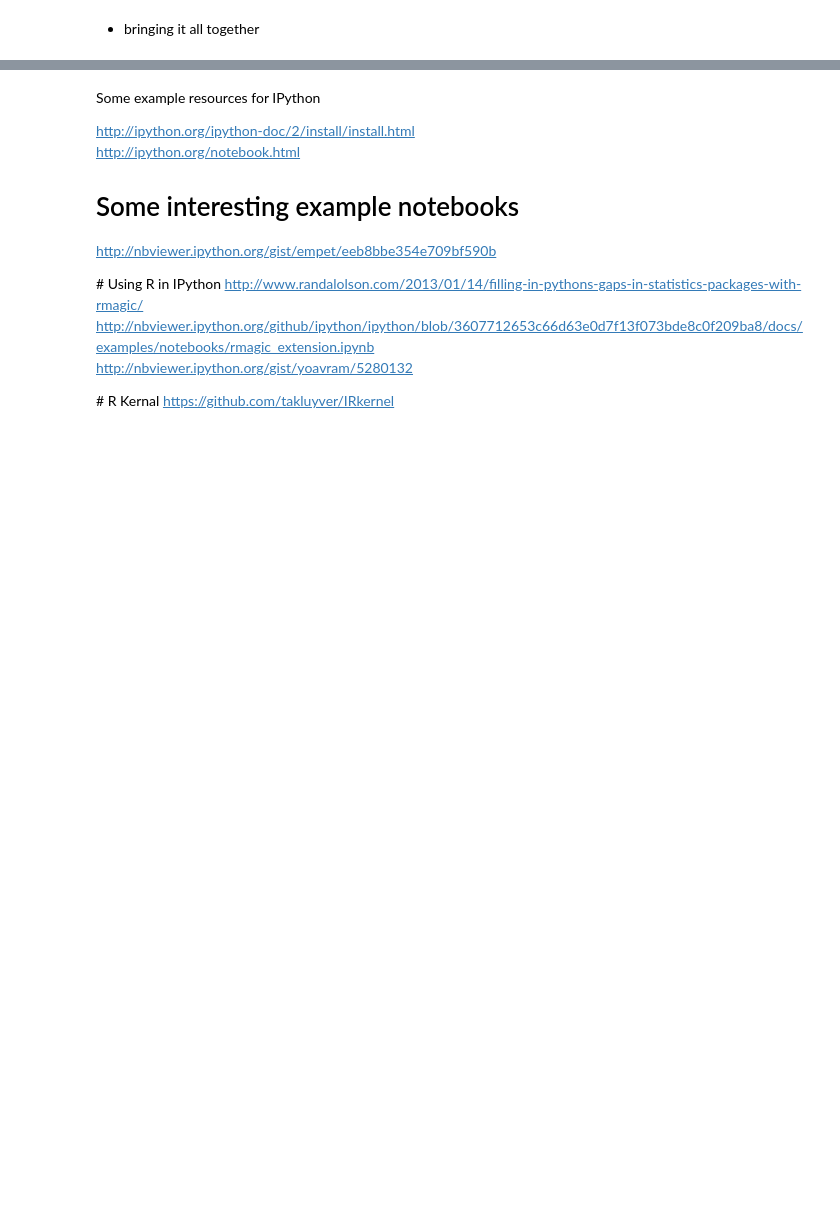
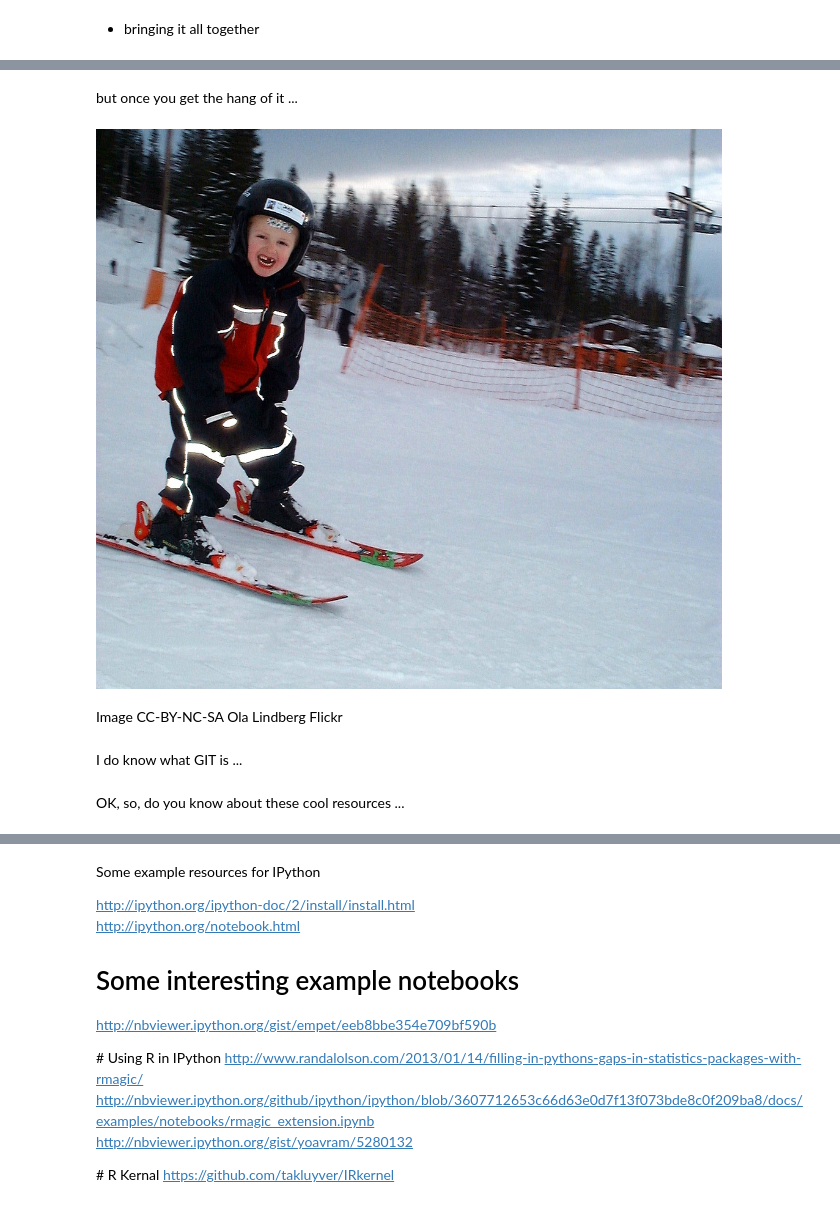
Before and after one commit to IanMulvany/wikimania-open-scholarship-tools, a Jupyter notebook: WikimaniaOpenScholarshipTalk.ipynb, the cells around one changed output, grey strips where cells are left out. Drawn from its saved outputs; the diff is of its cells as text; code cells hidden in the pictures; blank space fills up the shorter version.

```diff
--- a/WikimaniaOpenScholarshipTalk.ipynb
+++ b/WikimaniaOpenScholarshipTalk.ipynb
@@ -27,3 +58,15 @@ We could try to build in some scripts that:
+# %% [markdown]
+but once you get the hang of it ...
+# %%
+happy
+# %% [output]
+[figure, added]
+# %% [markdown]
+Image CC-BY-NC-SA Ola Lindberg Flickr
+# %% [markdown]
+I do know what GIT is ...
+# %% [markdown]
+OK, so, do you know about these cool resources ...
 # %%
 # lets test embedding a html page into the presentation
 from IPython.display import HTML
```
Also changed, not shown: parts of 10 cells of this notebook, 1 other file.
